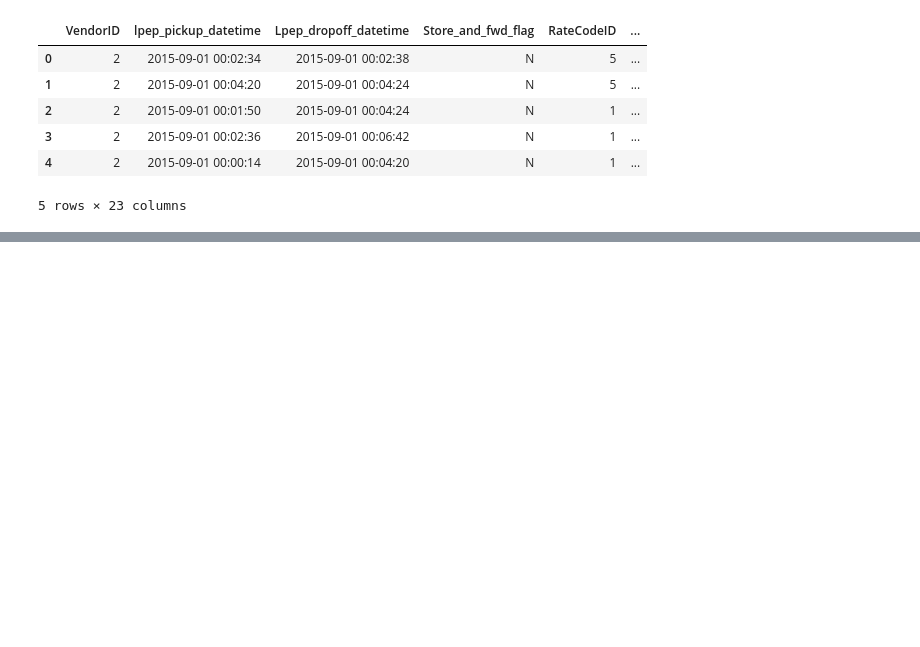
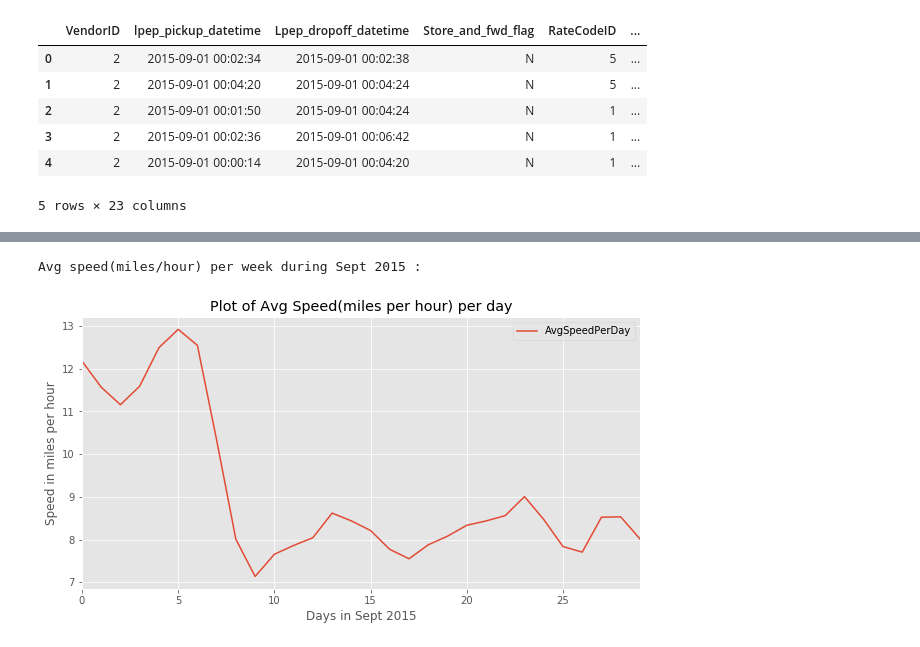
Before and after one commit to saurabhsingh13no/NewYork_GreenTaxis, a Jupyter notebook: notebook/GreenTaxis.ipynb, the cells around one changed output, grey strips where cells are left out. Drawn from its saved outputs; the diff is of its cells as text; code cells hidden in the pictures; blank space fills up the shorter version.

```diff
--- a/notebook/GreenTaxis.ipynb
+++ b/notebook/GreenTaxis.ipynb
@@ -52,6 +52,10 @@ FAIR_AMOUNT = "Fare_amount"
 TIP_AMOUNT = "Tip_amount"
 TOTAL_AMOUNT = "Total_amount"
 TIP_PERCENTAGE = "Tip_percentage"
+TRIP_DISTANCE = "Trip_distance"
+DROPOFF_TIME_COLUMN = 'Lpep_dropoff_datetime'
+TOTAL_TIME = 'Total_time'
+AVG_SPEED = 'Avg_speed'
 # %% [markdown]
 ## Downloading the data
 
@@ -565,11 +569,11 @@ def addAvgSpeedToDF(df):
     :param df: Pandas DataFrame.
     :return  : Pandas DataFram. Return new appended dataFrame
     """
-    trip_start_time = pd.DatetimeIndex(df['lpep_pickup_datetime'])
-    trip_end_time = pd.DatetimeIndex(df['Lpep_dropoff_datetime'])
+    trip_start_time = pd.DatetimeIndex(df[PICKUP_TIME_COLUMN])
+    trip_end_time = pd.DatetimeIndex(df[DROPOFF_TIME_COLUMN])
     Total_time = (trip_end_time - trip_start_time)/np.timedelta64(1, 'h')
-    df['Total_time'] = Total_time
-    df["Avg_speed"] = df['Trip_distance']/Total_time
+    df[TOTAL_TIME] = Total_time
+    df[AVG_SPEED] = df[TRIP_DISTANCE]/Total_time
 
     return df.copy()
 
@@ -620,0 +621,27 @@ Name: Avg_speed, Length: 1494926, dtype: float64
+# %%
+def computeAvgSpeedPerDay(df):
+    """
+    Function computes and display the avg_speed of Geen taxi per day for the month of Sept 2015
+    :param df : pandas DataFrame
+    :return   : pandas DataFrame. of avg_speed per day with index = days in month of Sept
+    """
+    timeStampColumn = pd.DatetimeIndex(df[PICKUP_TIME_COLUMN])
+    trip_distance_sum_perDay = df.groupby([timeStampColumn.day])[TRIP_DISTANCE].sum()
+    trip_time_sum_perDay = df.groupby([timeStampColumn.day])[TOTAL_TIME].sum()
+    avgSpeedPerDay = trip_distance_sum_perDay/trip_time_sum_perDay
+    newDf = pd.DataFrame()
+    newDf['AvgSpeedPerDay']=avgSpeedPerDay
+    newDf.reset_index(inplace=True)
+    newDf.drop(PICKUP_TIME_COLUMN, axis = 1, inplace=True)
+    return newDf.copy()
+
+
+AvgSpeedDf = computeAvgSpeedPerDay(df)
+print ("Avg speed(miles/hour) per week during Sept 2015 : \n")
+plot = AvgSpeedDf.plot(figsize=(10,5),title="Plot of Avg Speed(miles per hour) per day")
+plot.set_xlabel("Days in Sept 2015")
+plot.set_ylabel("Speed in miles per hour")
+plt.show()
+# %% [output]
+Avg speed(miles/hour) per week during Sept 2015 :
+[figure, added]
```
Also changed, not shown: parts of 9 cells of this notebook, 1 other file.
